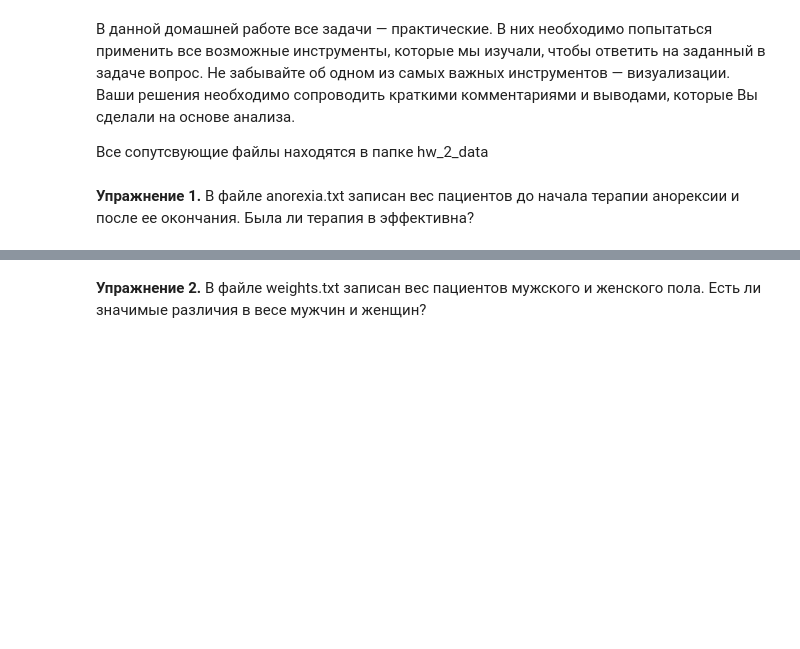
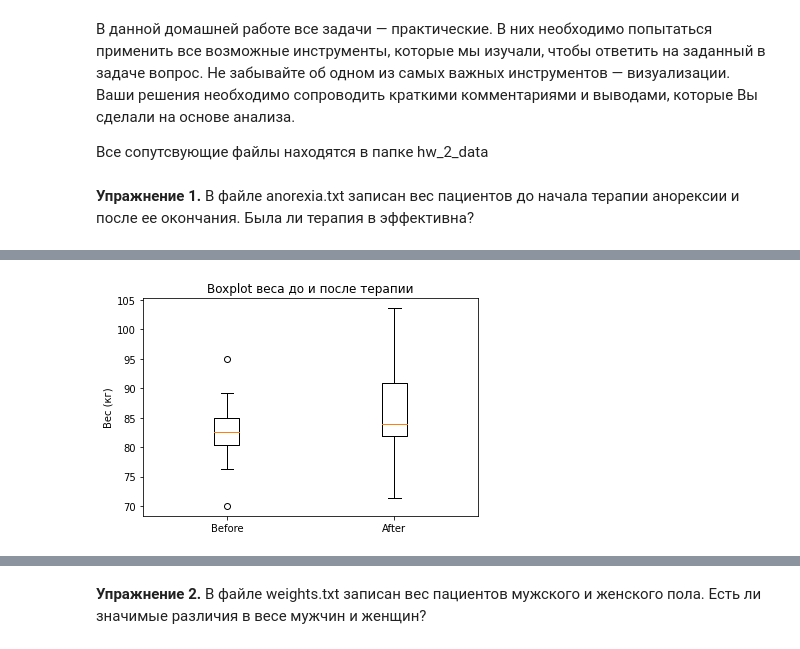
Before and after one commit to ankovalenko/Product-Analytics-2024, a Jupyter notebook: homeworks/hw_2.ipynb, the cells around one changed output, grey strips where cells are left out. Drawn from its saved outputs; the diff is of its cells as text; code cells hidden in the pictures; blank space fills up the shorter version.

```diff
--- a/homeworks/hw_2.ipynb
+++ b/homeworks/hw_2.ipynb
@@ -9,0 +54,7 @@
+# %%
+plt.boxplot([df['Before'], df['After']], labels=['Before', 'After'])
+plt.title('Boxplot веса до и после терапии')
+plt.ylabel('Вес (кг)')
+plt.show()
+# %% [output]
+[figure, added]
```
Also changed, not shown: parts of 59 cells of this notebook.
